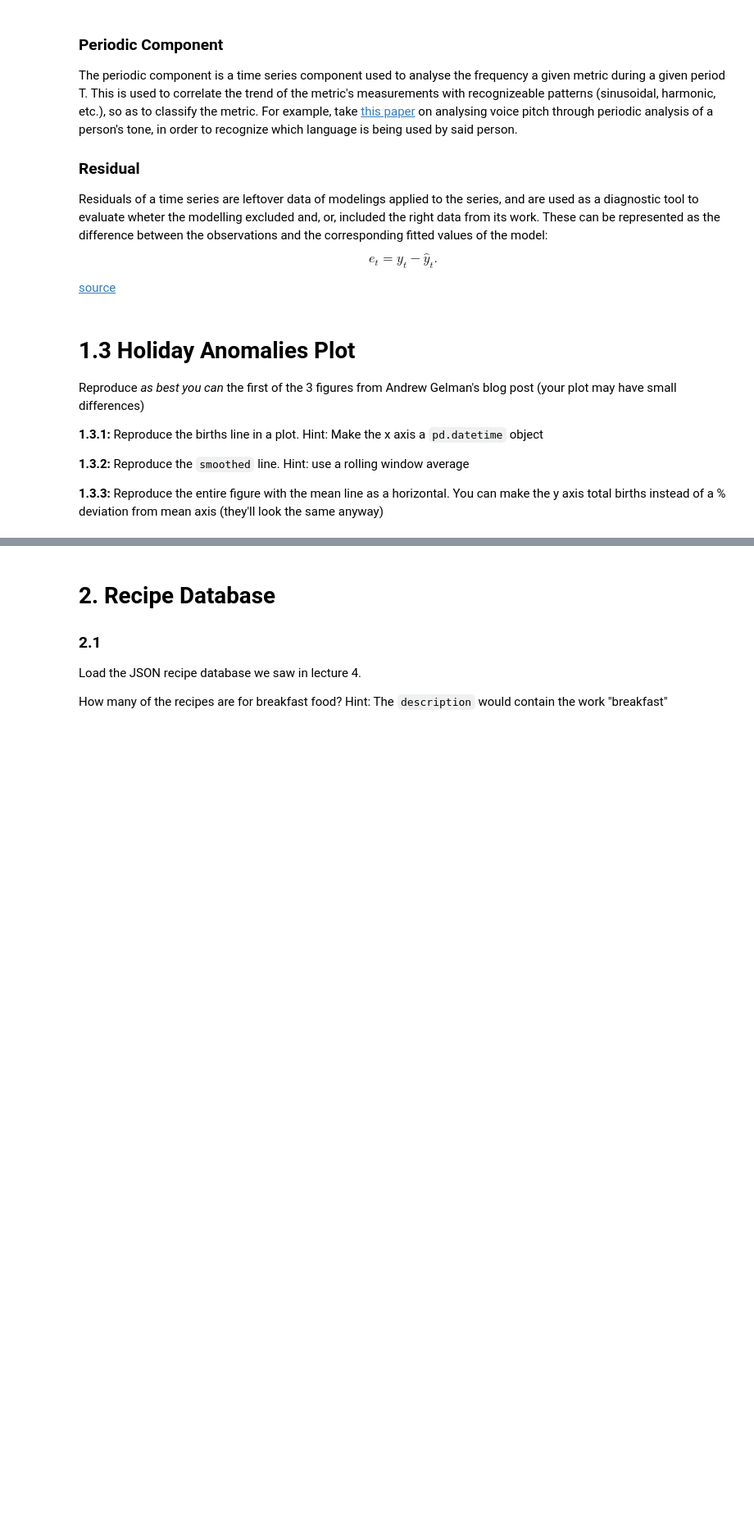
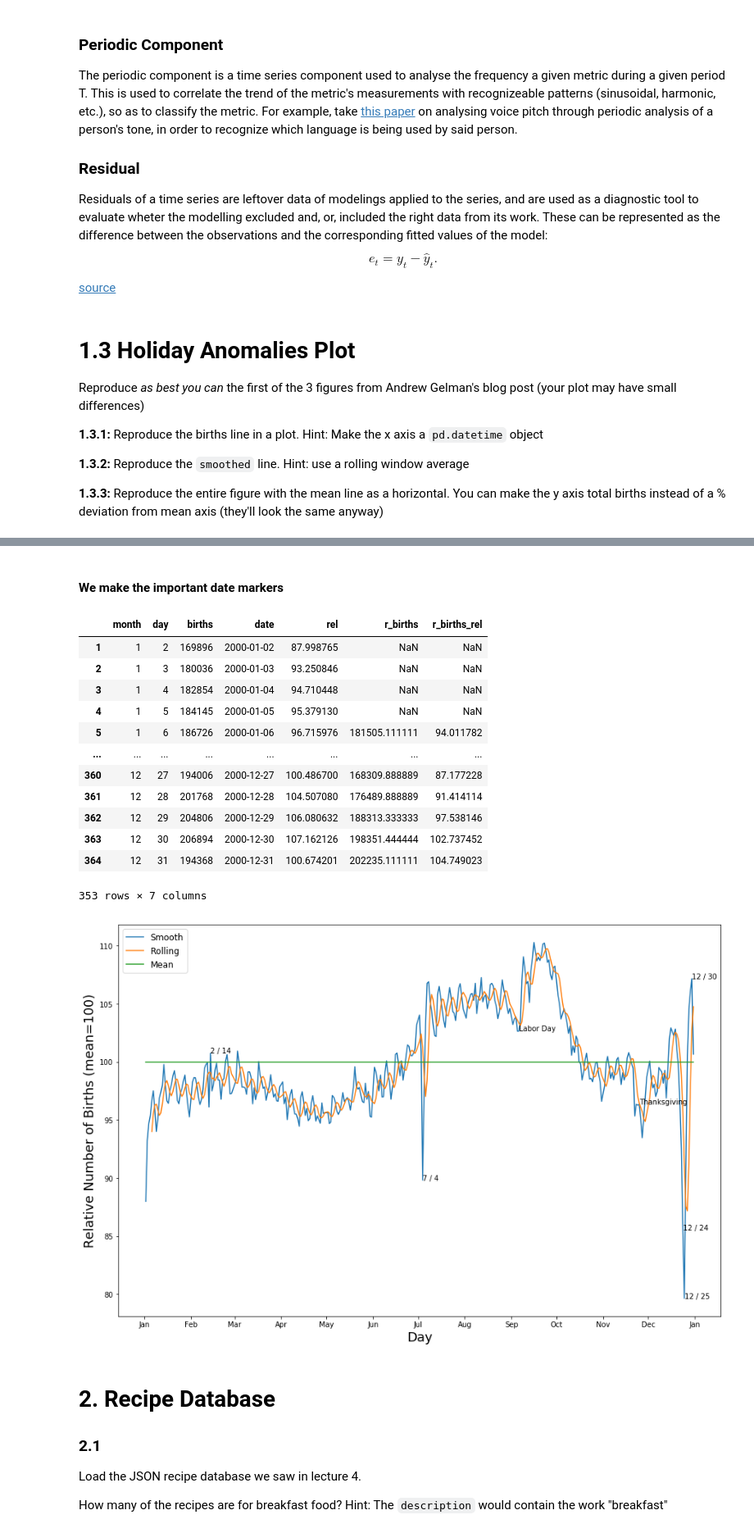
Before and after one commit to cb-ds-1/m2-3-exploration, a Jupyter notebook: workshop.ipynb, the cells around one changed output, grey strips where cells are left out. Shown: that part at 82% size. Cells and saved outputs as stored; diff of their text form; code cells hidden in the pictures; blank space fills up the shorter version.

```diff
--- a/workshop.ipynb
+++ b/workshop.ipynb
@@ -147,0 +118,2 @@ print(grouped)
+# %% [markdown]
+#### We make the important date markers
@@ -148,3 +132,44 @@ print(grouped)
+# %%
+plt.figure(figsize=[15.0,10.0])
+ax = plt.subplot(1,1,1)
+ax.plot(grouped['date'], grouped['rel'], label="Smooth")
+ax.plot(grouped['date'], grouped['r_births_rel'], label="Rolling")
+"""
+We add the median line
+"""
+ax.plot(grouped['date'], [100] * grouped['date'].count(), label="Mean")
+for day in imp_dates:
+    date = day['coords']
+    row = grouped.loc[(grouped['month'] == date[0]) & (grouped['day'] == date[1])]
+    ax.text(row['date'], row['rel'], day['label'])
+
+# ax = plt.subplot(1,1,1)
+ax.set_ylabel('Relative Number of Births (mean=100)',fontsize=18)
+ax.set_xlabel('Day',fontsize=18)
+
+locator = mdates.MonthLocator()  # every month
+# Specify the format - %b gives us Jan, Feb...
+fmt = mdates.DateFormatter('%b')
+X = plt.gca().xaxis
+X.set_major_locator(locator)
+X.set_major_formatter(fmt)
+plt.legend(fontsize='large', loc='upper left')
+grouped
+# %% [output]
+|  | month | day | births | date | rel | r_births | r_births_rel |
+| 1 | 1 | 2 | 169896 | 2000-01-02 | 87.998765 | NaN | NaN |
+| 2 | 1 | 3 | 180036 | 2000-01-03 | 93.250846 | NaN | NaN |
+| 3 | 1 | 4 | 182854 | 2000-01-04 | 94.710448 | NaN | NaN |
+| 4 | 1 | 5 | 184145 | 2000-01-05 | 95.379130 | NaN | NaN |
+| 5 | 1 | 6 | 186726 | 2000-01-06 | 96.715976 | 181505.111111 | 94.011782 |
+| ... | ... | ... | ... | ... | ... | ... | ... |
+| 360 | 12 | 27 | 194006 | 2000-12-27 | 100.486700 | 168309.888889 | 87.177228 |
+| 361 | 12 | 28 | 201768 | 2000-12-28 | 104.507080 | 176489.888889 | 91.414114 |
+| 362 | 12 | 29 | 204806 | 2000-12-29 | 106.080632 | 188313.333333 | 97.538146 |
+| 363 | 12 | 30 | 206894 | 2000-12-30 | 107.162126 | 198351.444444 | 102.737452 |
+| 364 | 12 | 31 | 194368 | 2000-12-31 | 100.674201 | 202235.111111 | 104.749023 |
+353 rows × 7 columns
+[figure, added]
 # %% [markdown]
 # 2. Recipe Database
 
```
Also changed, not shown: parts of 11 cells of this notebook.
